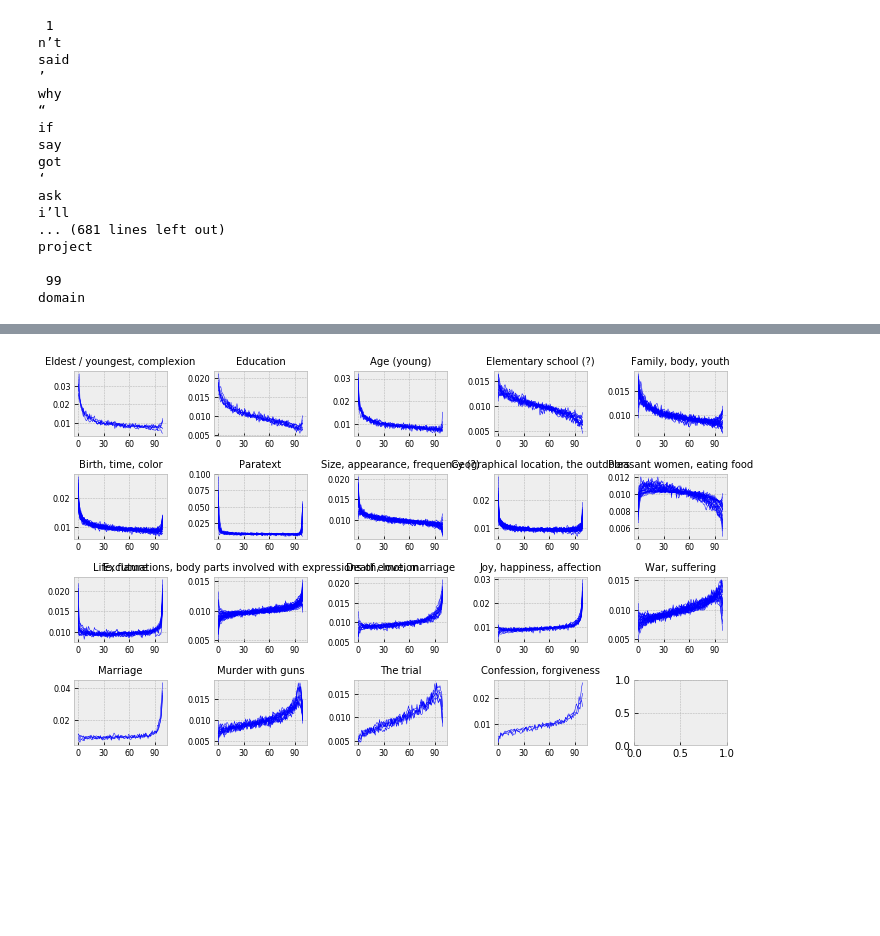
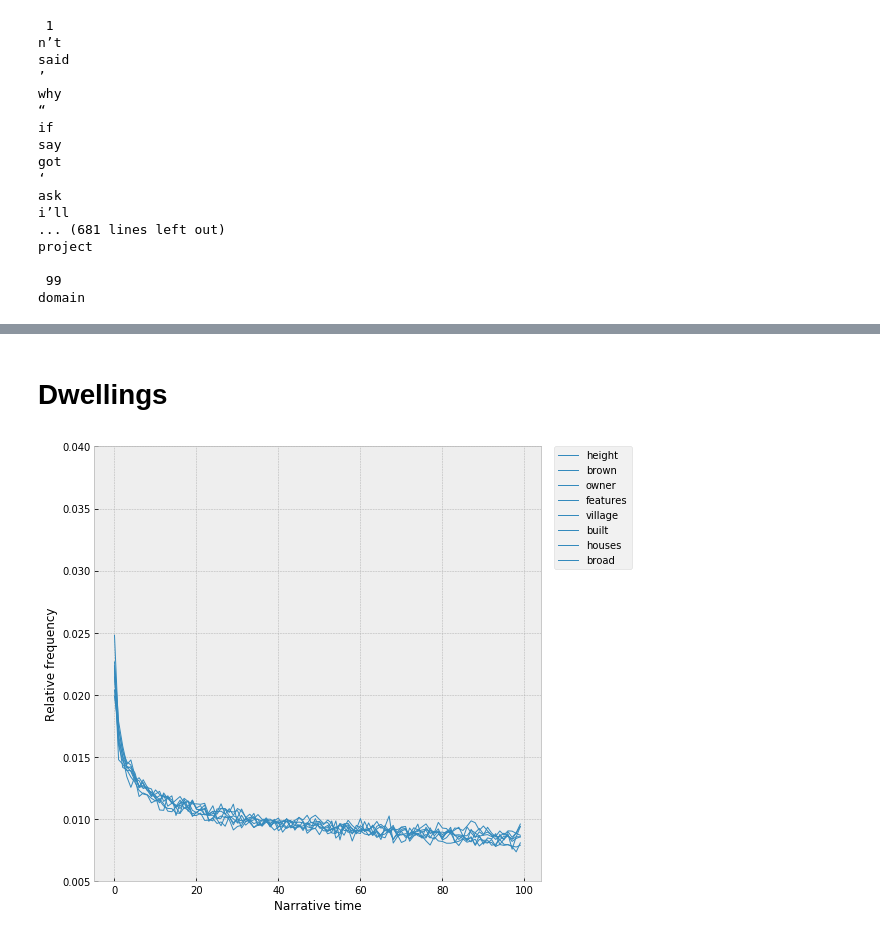
Before and after one commit to davidmcclure/lint-analysis, a Jupyter notebook: notebooks/33-cluster-auto.ipynb, the cells around one changed output, grey strips where cells are left out. Cells and saved outputs as stored; diff of their text form; code cells hidden in the pictures; blank space fills up the shorter version.

```diff
--- a/notebooks/33-cluster-auto.ipynb
+++ b/notebooks/33-cluster-auto.ipynb
@@ -618,4 +245,6 @@ NameError: name 'token_str' is not defined
-# %%
-cohorts.plot_multiples()
-# %% [output]
-[figure, removed]
+# %% [markdown]
+# Dwellings
+# %%
+cohorts.plot_cohorts([67])
+# %% [output]
+[figure, added]
```
Also changed, not shown: parts of 28 cells of this notebook, 2 other files.
